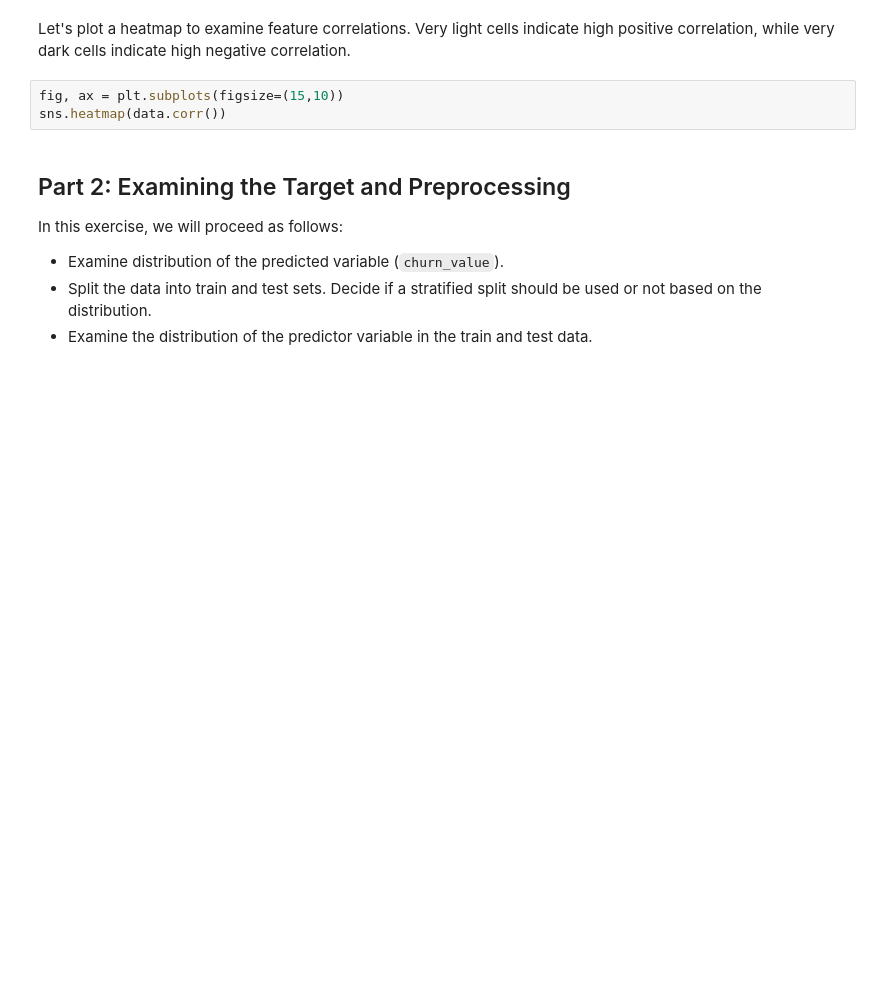
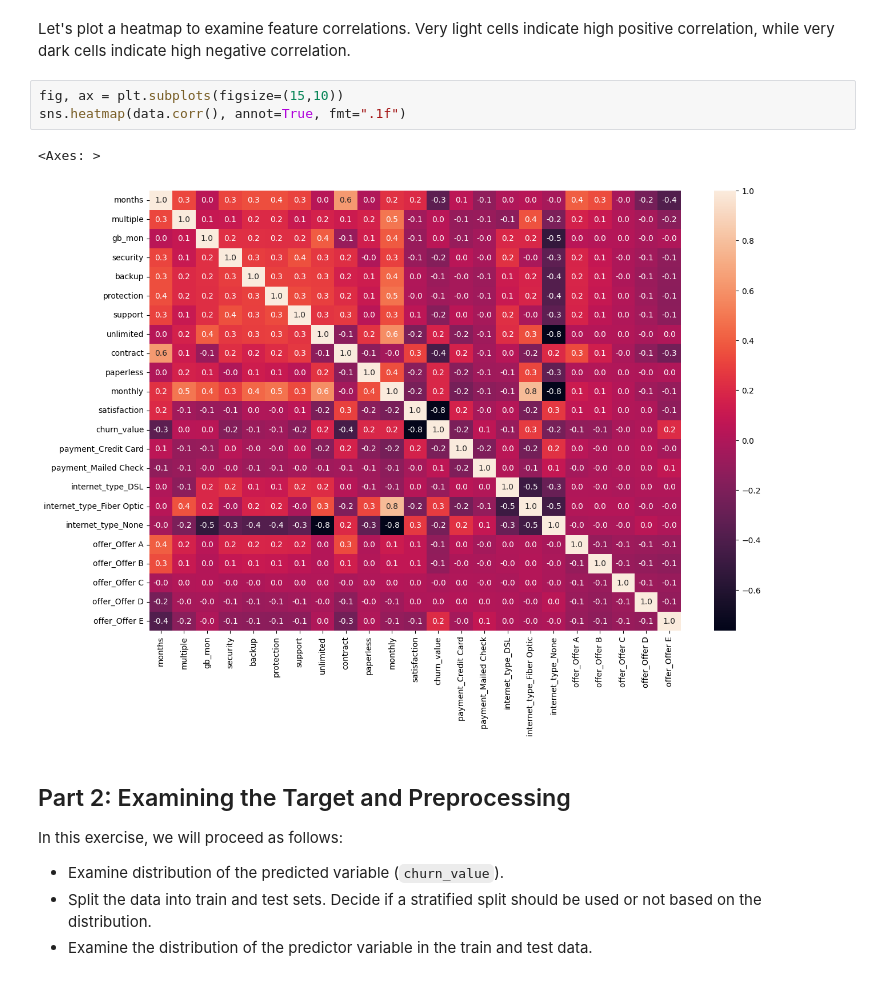
Before and after one commit to zhiyixu/ibm, a Jupyter notebook: 3.分类问题/03e_DEMO_Bagging.ipynb, the cells around one changed output. Saved outputs shown, nothing was run; the diff lists cells and outputs as text; blank space fills up the shorter version.

```diff
--- a/3.分类问题/03e_DEMO_Bagging.ipynb
+++ b/3.分类问题/03e_DEMO_Bagging.ipynb
@@ -65,7 +109,10 @@ data.dtypes
 Let's plot a heatmap to examine feature correlations. Very light cells indicate high positive correlation, while very dark cells indicate high negative correlation.
 # %%
 fig, ax = plt.subplots(figsize=(15,10))
-sns.heatmap(data.corr())
+sns.heatmap(data.corr(), annot=True, fmt=".1f")
+# %% [output]
+<Axes: >
+[figure, added]
 # %% [markdown]
 <h2 id="TargPreproc">Part 2: Examining the Target and Preprocessing</h2>
 
```
Also changed, not shown: parts of 19 cells of this notebook, 1 other file.
